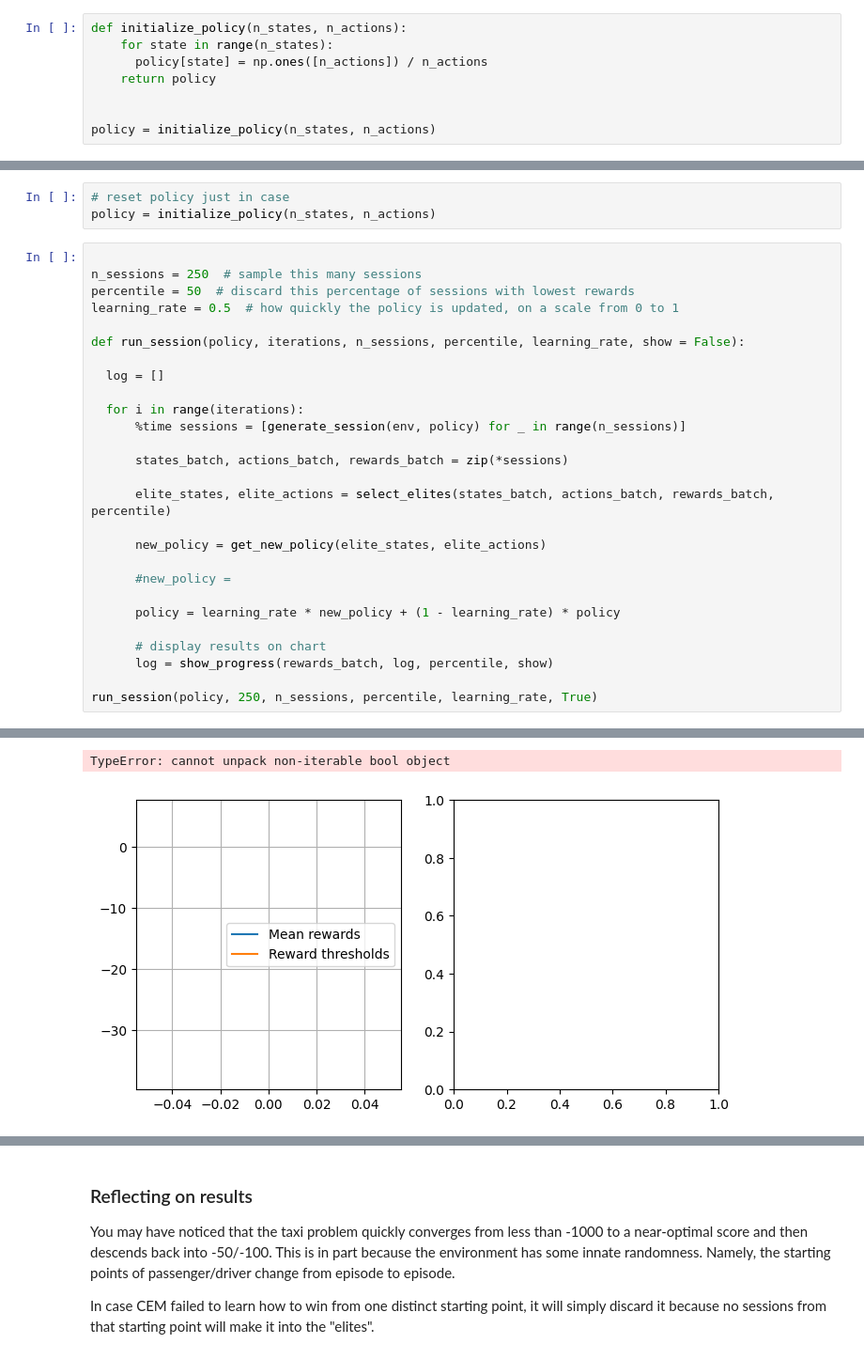
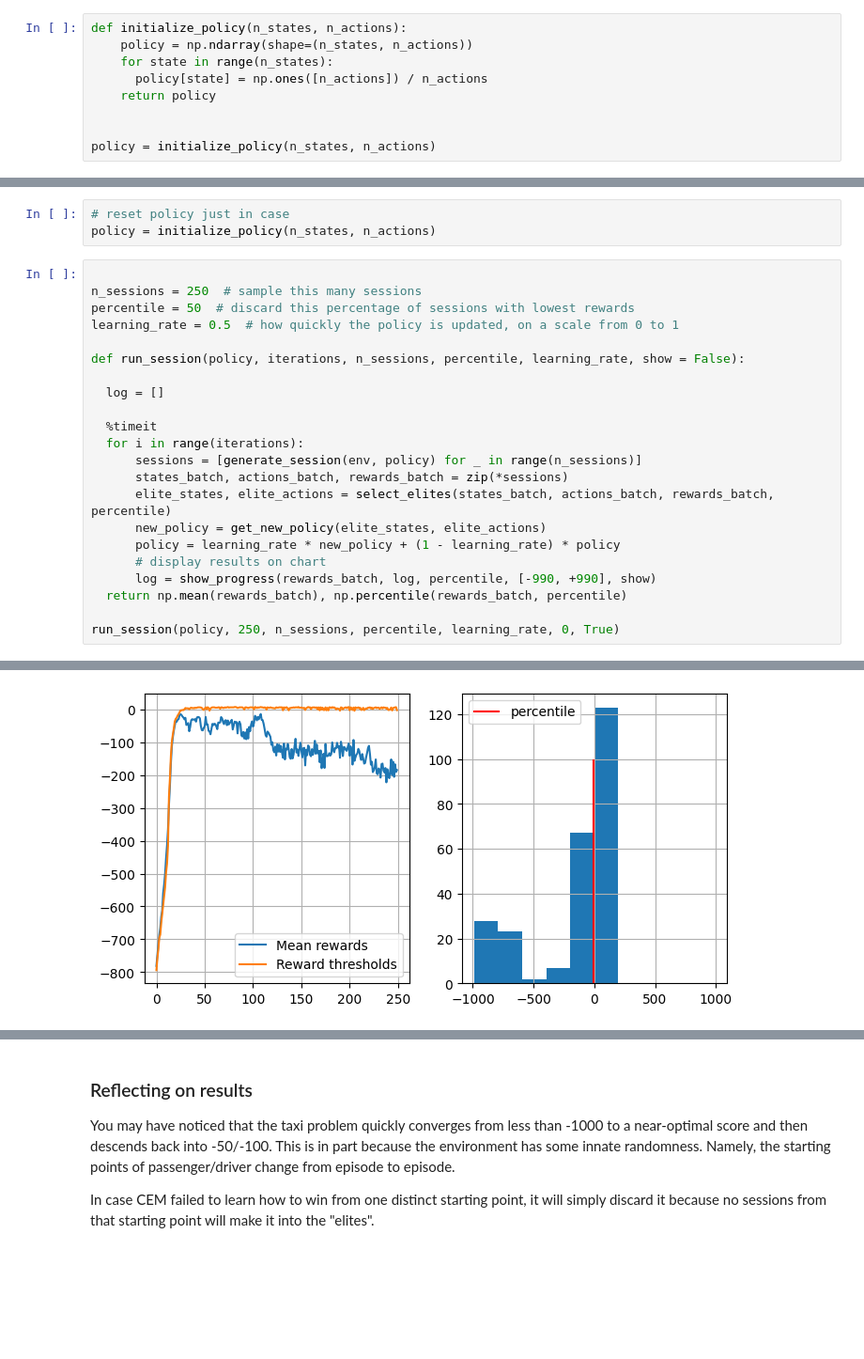
Before and after one commit to TommyW427/Artificial-Intelligence-1-2, a Jupyter notebook: week01_intro/crossentropy_method.ipynb, the cells around one changed output, grey strips where cells are left out. Shown: that part at 94% size. Saved outputs shown, nothing was run; the diff lists cells and outputs as text; blank space fills up the shorter version.

```diff
--- a/week01_intro/crossentropy_method.ipynb
+++ b/week01_intro/crossentropy_method.ipynb
@@ -56,6 +55,7 @@ Since we still use integer state and action representations, you can use a 2-dim
 Please initialize the policy __uniformly__, that is, probabililities of all actions should be equal.
 # %%
 def initialize_policy(n_states, n_actions):
+    policy = np.ndarray(shape=(n_states, n_actions))
     for state in range(n_states):
       policy[state] = np.ones([n_actions]) / n_actions
     return policy
@@ -317,21 +317,16 @@ def run_session(policy, iterations, n_sessions, percentile, learning_rate, show
 
   log = []
 
+  %timeit
   for i in range(iterations):
-      %time sessions = [generate_session(env, policy) for _ in range(n_sessions)]
+      sessions = [generate_session(env, policy) for _ in range(n_sessions)]
+      states_batch, actions_batch, rewards_batch = zip(*sessions)
+      elite_states, elite_actions = select_elites(states_batch, actions_batch, rewards_batch, percentile)
+      new_policy = get_new_policy(elite_states, elite_actions)
+      policy = learning_rate * new_policy + (1 - learning_rate) * policy
+      # display results on chart
+      log = show_progress(rewards_batch, log, percentile, [-990, +990], show)
+  return np.mean(rewards_batch), np.percentile(rewards_batch, percentile)
 
-      states_batch, actions_batch, rewards_batch = zip(*sessions)
-
-      elite_states, elite_actions = select_elites(states_batch, actions_batch, rewards_batch, percentile)
-
-      new_policy = get_new_policy(elite_states, elite_actions)
-
-      #new_policy =
-
-      policy = learning_rate * new_policy + (1 - learning_rate) * policy
-
-      # display results on chart
-      log = show_progress(rewards_batch, log, percentile, show)
-
-run_session(policy, 250, n_sessions, percentile, learning_rate, True)
+run_session(policy, 250, n_sessions, percentile, learning_rate, 0, True)
 # %% [output]
@@ -341,5 +334,4 @@ Wall time: 3.67 s
-TypeError: cannot unpack non-iterable bool object
-[figure, old version]
+[figure, new version]
 # %%
 import numpy as np
 import matplotlib.pyplot as plt
```
Also changed, not shown: parts of 4 cells of this notebook.
